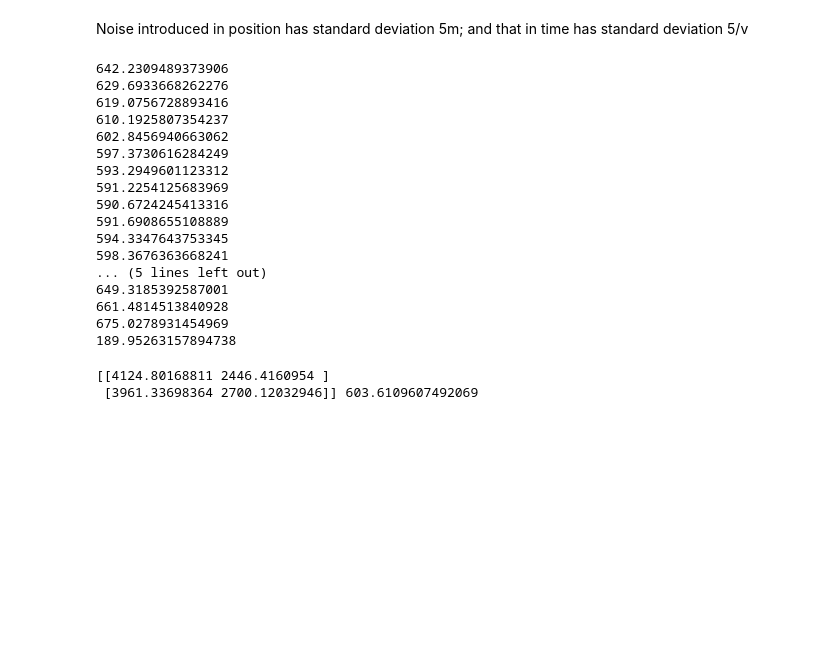
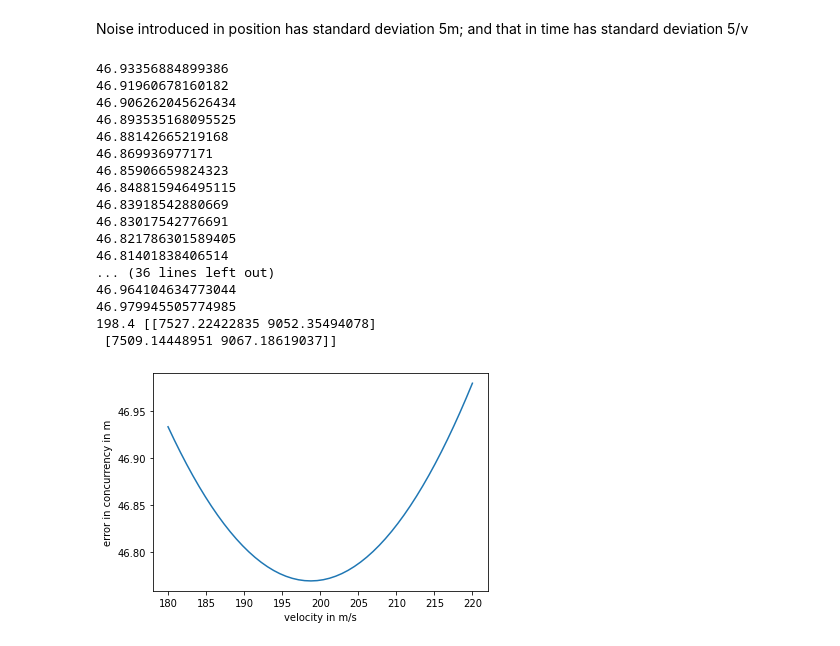
Before and after one commit to Student-Satellite-IITB/GLEE, a Jupyter notebook: Beamforming/Plane Wave Fitting unknown Velocity.ipynb, the cells around one changed output. Drawn from its saved outputs; the diff is of its cells as text; code cells hidden in the pictures; blank space fills up the shorter version.

```diff
--- a/Beamforming/Plane Wave Fitting unknown Velocity.ipynb
+++ b/Beamforming/Plane Wave Fitting unknown Velocity.ipynb
@@ -233,12 +234,12 @@ def error_in_concurrency(v,n_rec,no_of_groups,n_in_this_grp,rec_loc,time,time_di
         #print(i,i+n_in_this_grp)
         new_rec_loc=np.zeros(shape=(n_in_this_grp,2))
         for k in range(0,n_in_this_grp):
-            new_rec_loc[k][0]=rec_loc[k+i][0]-rec_loc[i][0]
-            new_rec_loc[k][1]=rec_loc[k+i][1]-rec_loc[i][1]
+            new_rec_loc[k][0]=rec_loc[k+i][0]#-rec_loc[i][0]
+            new_rec_loc[k][1]=rec_loc[k+i][1]#-rec_loc[i][1]
         phi,error=estimate_slowness(v,n_in_this_grp,new_rec_loc,time_diff[i:i+n_in_this_grp])
 
         d_i=v*time[i]
-        #print(d_i)
+       # print(d_i)
         #print(new_rec_loc)
         #print("phi: ", phi)
         #print("d_i*np.sin(phi): ",d_i*np.sin(phi),"d_i*np.cos(phi): ",d_i*np.cos(phi))
@@ -270,26 +281,23 @@ def find_velocity(guessed_vel,n_rec,no_of_groups,n_in_this_grp,rec_loc,time,time
 # %%
-v=find_velocity(193,n_rec,no_of_subsets,n_grp,rec_pos_mes,t_Rec_real,t_diff)
-print(v)
+vel,estimates,error=find_velocity(guessed_vel,guessed_max_vel,guessed_min_vel,n_rec,no_of_subsets,n_grp,rec_pos_mes,t_Rec_real,t_diff)
+print(vel,estimates)
+#these errors are perimeters
 # %% [output]
-642.2309489373906
-629.6933668262276
-619.0756728893416
-610.1925807354237
-602.8456940663062
-597.3730616284249
-593.2949601123312
-591.2254125683969
-590.6724245413316
-591.6908655108889
-594.3347643753345
-598.3676363668241
-... (5 lines left out)
-649.3185392587001
-661.4814513840928
-675.0278931454969
-189.95263157894738
+46.93356884899386
+46.91960678160182
+46.906262045626434
+46.893535168095525
+46.88142665219168
+46.869936977171
+46.85906659824323
+46.848815946495115
+46.83918542880669
+46.83017542776691
+46.821786301589405
+46.81401838406514
+... (36 lines left out)
+46.964104634773044
+46.979945505774985
+198.4 [[7527.22422835 9052.35494078]
+ [7509.14448951 9067.18619037]]
+[figure, added]
-# %%
-print(estimates,distance_error)
-# %% [output]
-[[4124.80168811 2446.4160954 ]
- [3961.33698364 2700.12032946]] 603.6109607492069
```
Also changed, not shown: parts of 15 cells of this notebook.
